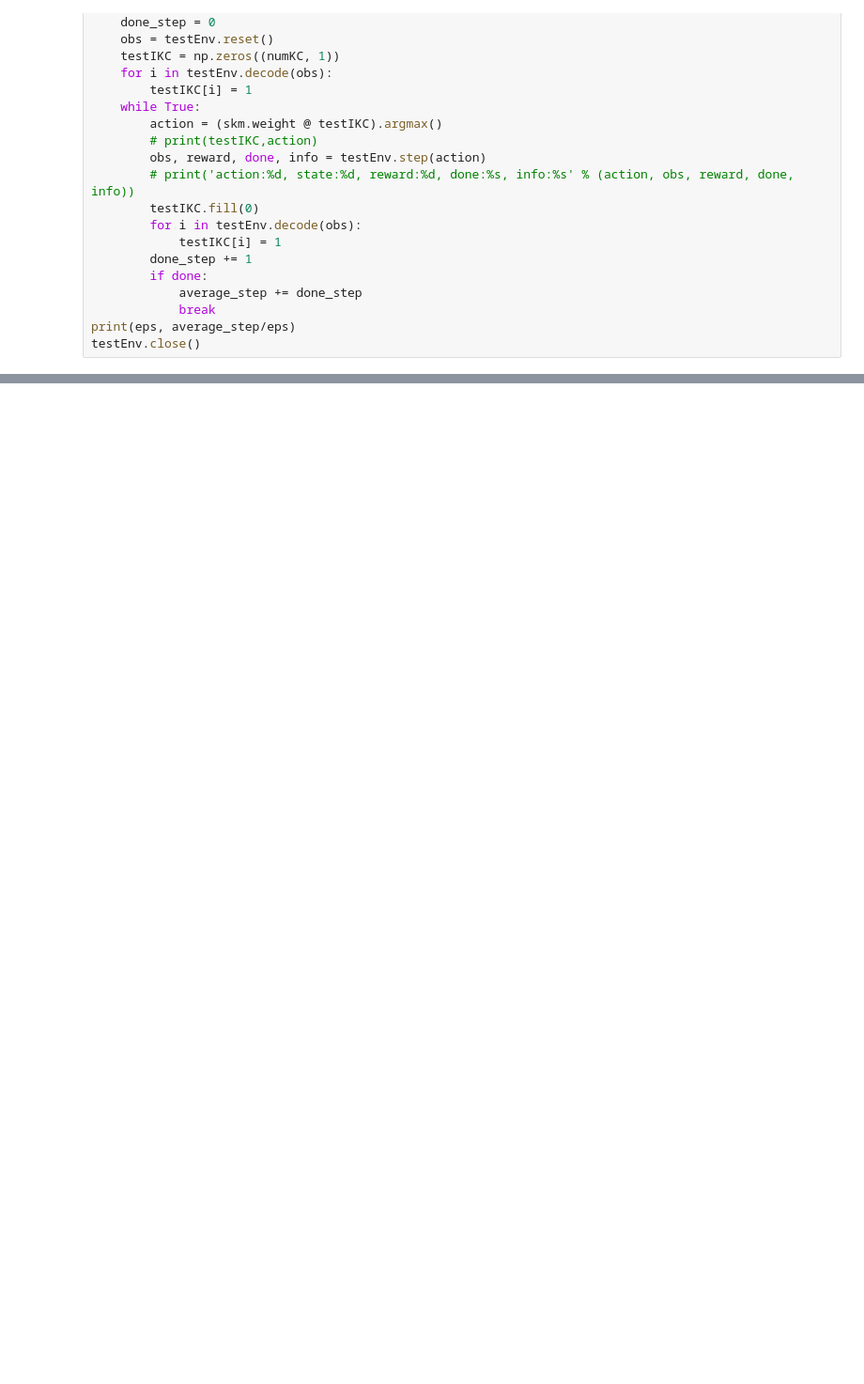
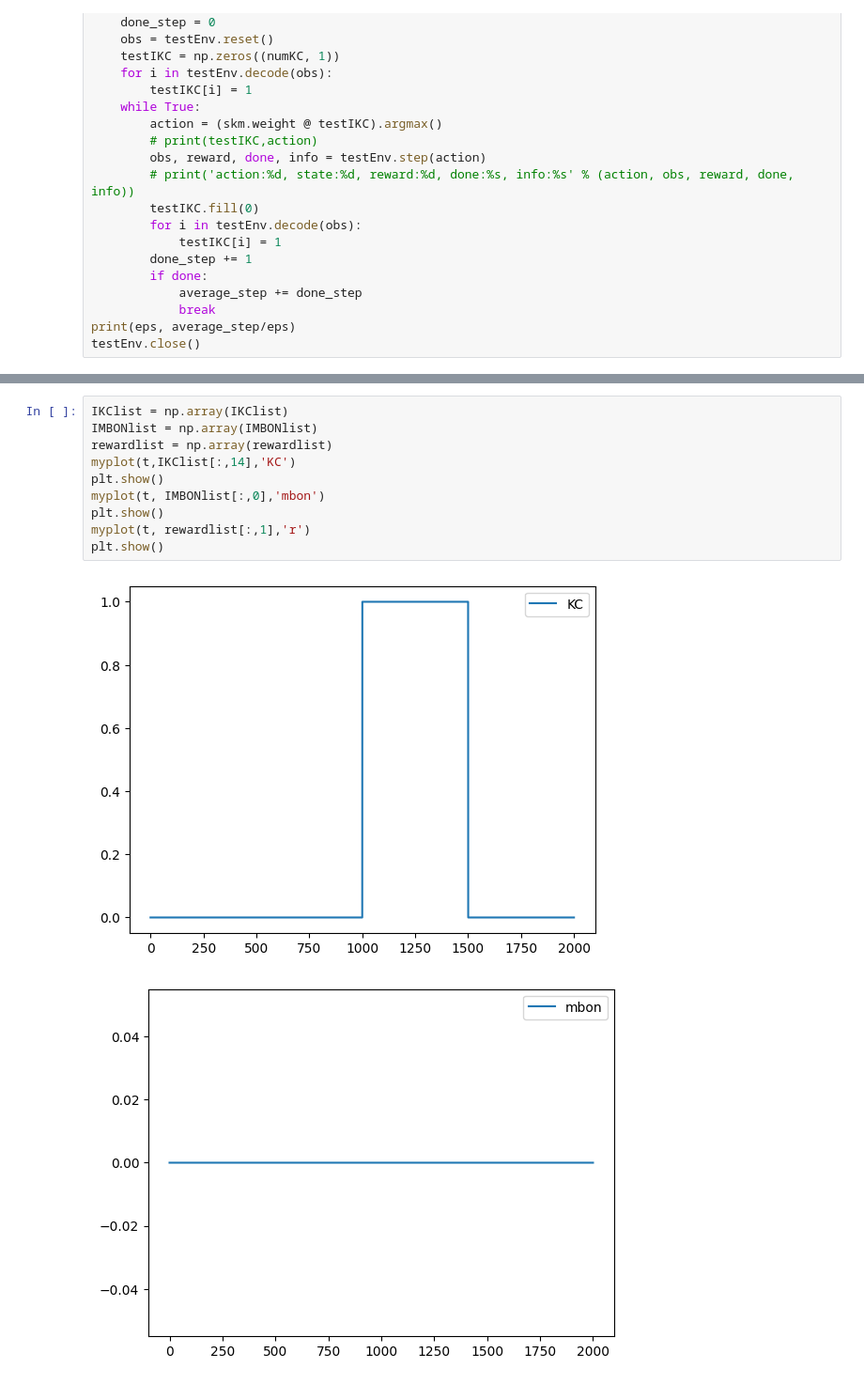
Before and after one commit to wq-win/KMD_model, a Jupyter notebook: KMDSimplified/remodel4.ipynb, the cells around one changed output, grey strips where cells are left out. Shown at 94% size. Saved outputs shown, nothing was run; the diff lists cells and outputs as text; blank space fills up the shorter version.

```diff
--- a/KMDSimplified/remodel4.ipynb
+++ b/KMDSimplified/remodel4.ipynb
@@ -1056,0 +1588,13 @@ testEnv.close()
+# %%
+IKClist = np.array(IKClist)
+IMBONlist = np.array(IMBONlist)
+rewardlist = np.array(rewardlist)
+myplot(t,IKClist[:,14],'KC')
+plt.show()
+myplot(t, IMBONlist[:,0],'mbon')
+plt.show()
+myplot(t, rewardlist[:,1],'r')
+plt.show()
+# %% [output]
+[figure, added]
+[figure, added]
```
Also changed, not shown: parts of 24 cells of this notebook, 2 other files.
